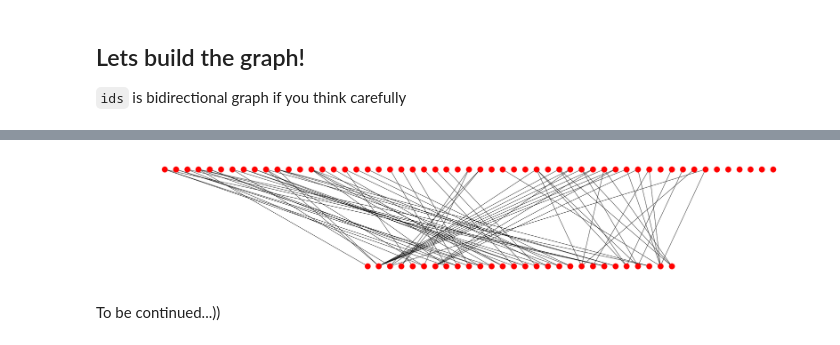
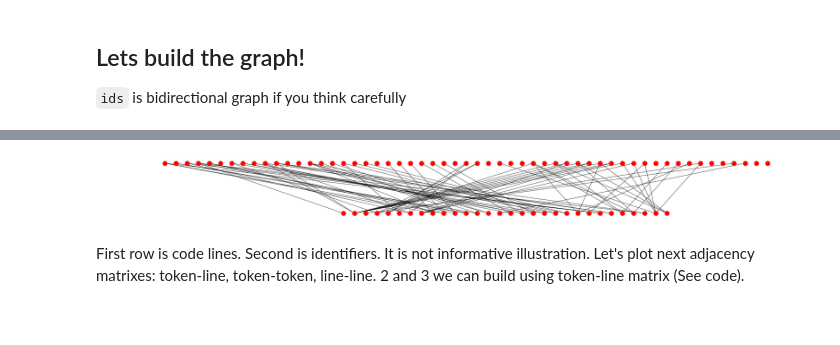
Before and after one commit to zurk/snippet-search, a Jupyter notebook: Experiments and visualisation.ipynb, the cells around one changed output, grey strips where cells are left out. Drawn from its saved outputs; the diff is of its cells as text; code cells hidden in the pictures; blank space fills up the shorter version.

```diff
--- a/Experiments and visualisation.ipynb
+++ b/Experiments and visualisation.ipynb
@@ -20,3 +16,13 @@ from matplotlib import pyplot as plt
+# %%
+import networkx as nx
+import numpy as np
+import matplotlib.pyplot as plt
+import seaborn as sns
+from ids2graph.line_ids2graph import get_cuts, get_ids, cuts2snippets
+from bblfsh import BblfshClient
+
+sns.set()
+%matplotlib inline
 # %%
 filename = "./examples/example.py"
 with open(filename, 'r') as f:
@@ -83,13 +89,16 @@ B.add_nodes_from(tokens, bipartite=0)
 B.add_nodes_from(range(lines_num), bipartite=1)
 B.add_edges_from([(k, v) for k in ids for v in ids[k]])
 # %%
-fig = plt.figure(figsize=(30,5))
+fig = plt.figure(figsize=(35,3))
 pos = dict()
 pos.update( (n, (-10*i, 1)) for i, n in enumerate(tokens) ) # put nodes from X at x=1
 pos.update( (n, (90-10*i, 2)) for i, n in enumerate(range(lines_num + 1)) ) # put nodes from Y at x=2
 nx.draw(B, pos=pos, label=True)
 plt.show()
 # %% [output]
-[figure, old version]
+[figure, new version]
-# %% [markdown]
-To be continued...))
+# %% [markdown]
+First row is code lines.
+Second is identifiers.
+It is not informative illustration. Let's plot next adjacency matrixes: token-line, token-token, line-line.
+2 and 3 we can build using token-line matrix (See code).
```
Also changed, not shown: parts of 24 cells of this notebook, 2 other files.
